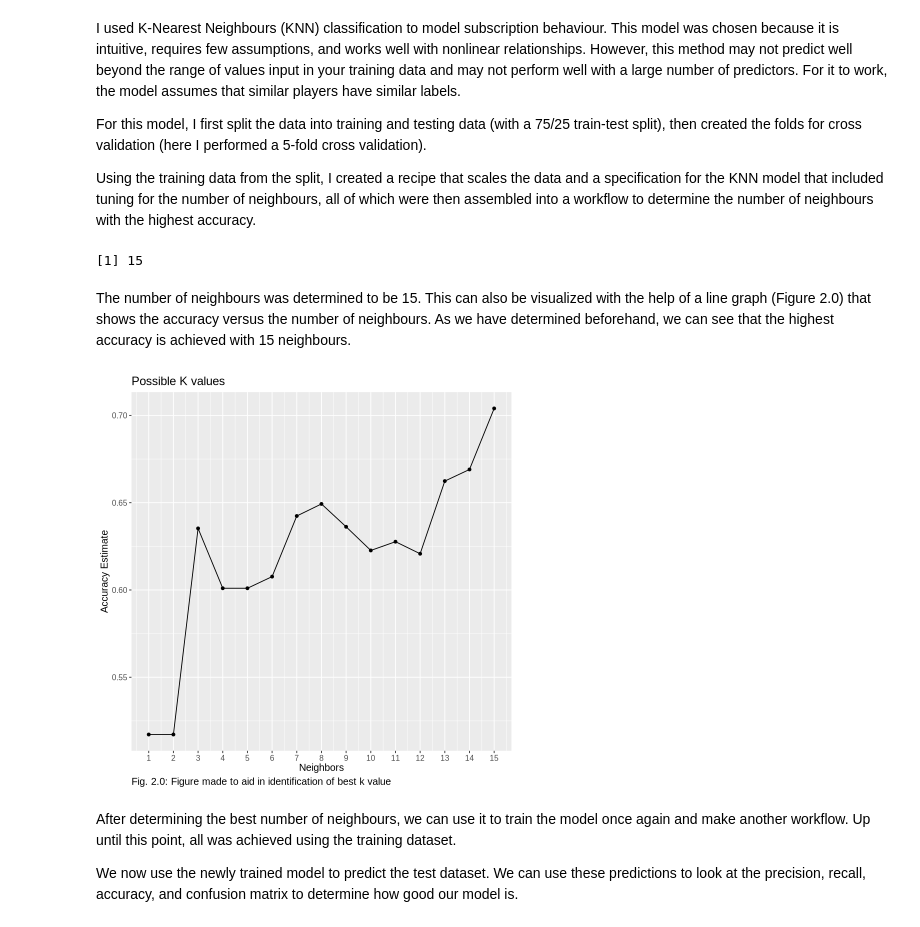
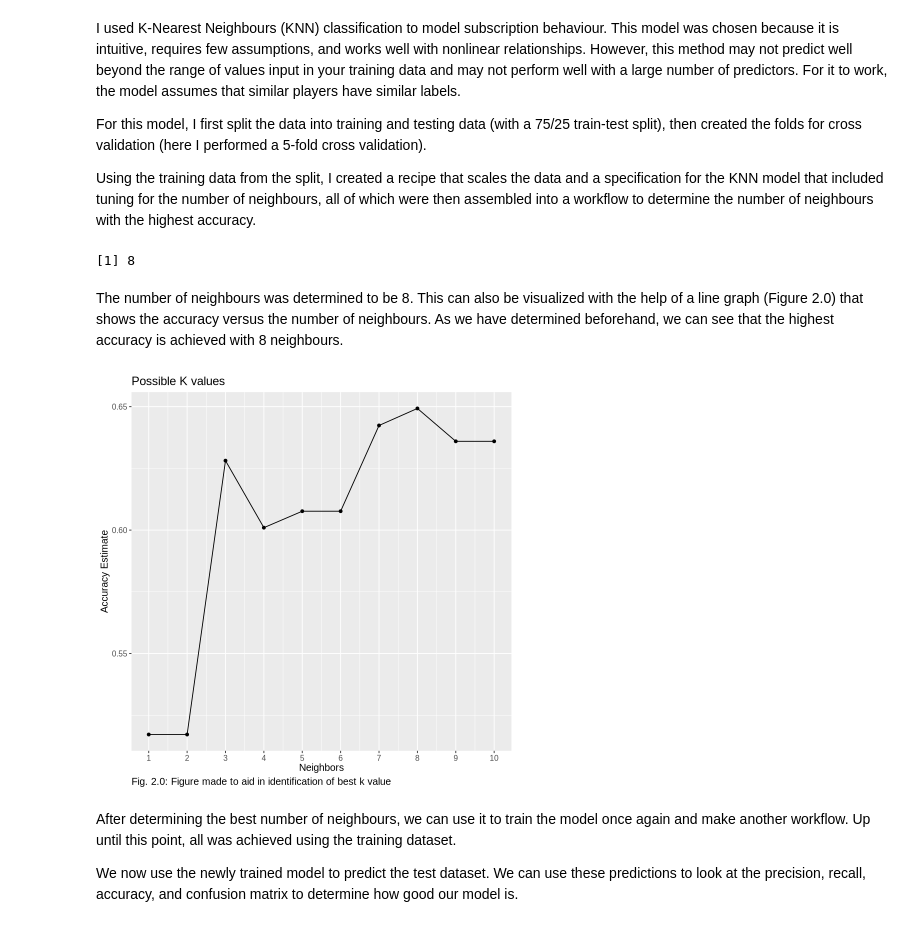
Before and after one commit to Rico-rgb/dsci-100-project-template, a Jupyter notebook: project real.ipynb, the cells around one changed output. Drawn from its saved outputs; the diff is of its cells as text; code cells hidden in the pictures.

```diff
--- a/project real.ipynb
+++ b/project real.ipynb
@@ -129,10 +163,9 @@ Using the training data from the split, I created a recipe that scales the data
 # %%
 set.seed(23)
 # This cell is for the KNN classification model for the prediction of subscriptions
-
 player_data_clean <- player_data_clean |>
-  mutate(age = scale(Age),
-    hours = scale(played_hours))
+  mutate(age = Age,
+    hours = played_hours)
 
 # Split the data into training and testing sets
 data_split <- initial_split(player_data_clean, prop = 0.75, strata = subscribe)
@@ -143,7 +176,7 @@ test_data  <- testing(data_split)
 folds <- vfold_cv(train_data, v = 5, strata = subscribe)
 
 #Create a table with k values
-k_vals <- tibble(neighbors = seq(from = 1, to = 15, by = 1))
+k_vals <- tibble(neighbors = seq(from = 1, to = 10, by = 1))
 
 # Create a recipe
 knn_recipe <- recipe(subscribe ~ age + hours, data = train_data) |>
@@ -171,23 +204,23 @@ best_k <- accuracies |>
           pull(neighbors)
 best_k
 # %% [output]
-[1] 15
+[1] 8
 # %% [markdown]
-The number of neighbours was determined to be 15. This can also be visualized with the help of a line graph (Figure 2.0) that shows the accuracy versus the number of neighbours. As we have determined beforehand, we can see that the highest accuracy is achieved with 15 neighbours.
+The number of neighbours was determined to be 8. This can also be visualized with the help of a line graph (Figure 2.0) that shows the accuracy versus the number of neighbours. As we have determined beforehand, we can see that the highest accuracy is achieved with 8 neighbours.
 # %%
 #this cell is for the plot of accuracy vs k to determine the best values of k
 
 accuracy_vs_k <- ggplot(accuracies, aes(x = neighbors, y = mean)) +
   geom_point() +
   geom_line() +
   labs(x = "Neighbors", y = "Accuracy Estimate", title = "Possible K values",
        caption = "Fig. 2.0: Figure made to aid in identification of best k value") +
   theme(text = element_text(size = 12)) +
 theme(plot.caption = element_text(size = 12, hjust = 0)) +
-  scale_x_continuous(breaks = seq(0, 15, by = 1))
+  scale_x_continuous(breaks = seq(0, 10, by = 1))
 accuracy_vs_k
 # %% [output]
-[figure, old version]
+[figure, new version]
 # %% [markdown]
 After determining the best number of neighbours, we can use it to train the model once again and make another workflow. Up until this point, all was achieved using the training dataset.
 
```
Also changed, not shown: parts of 7 cells of this notebook.
